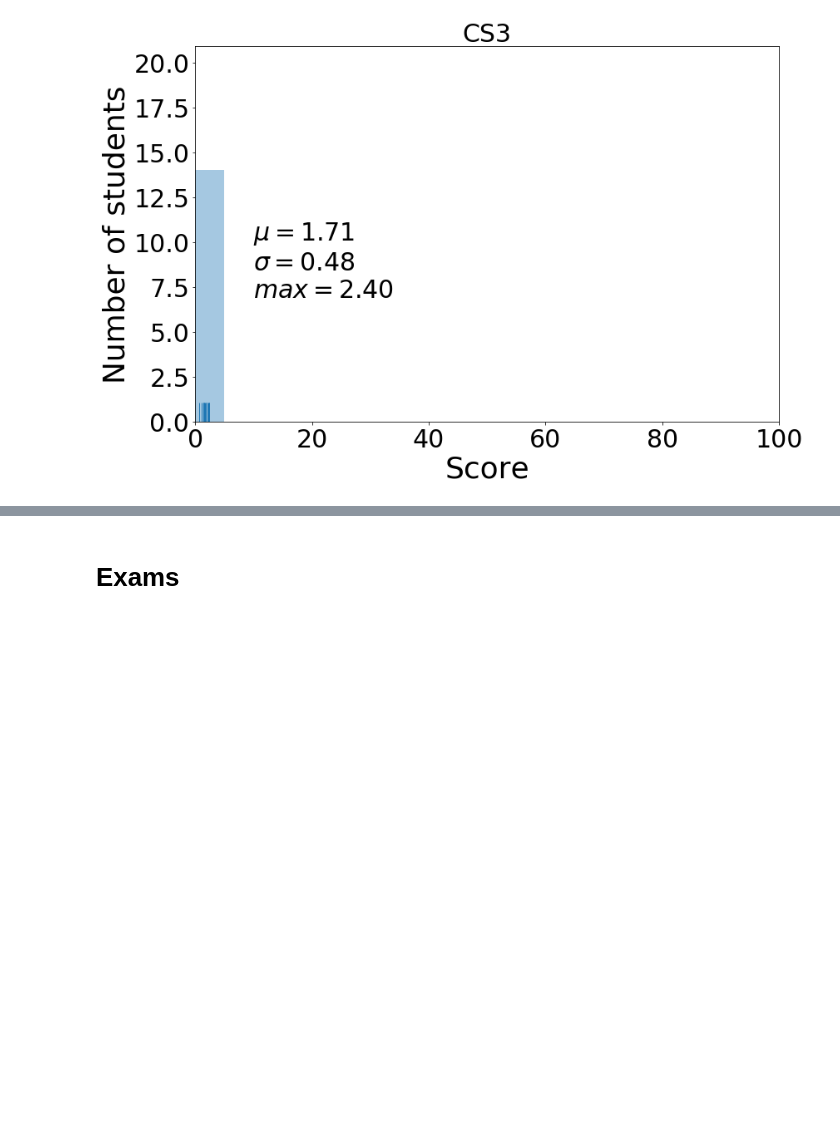
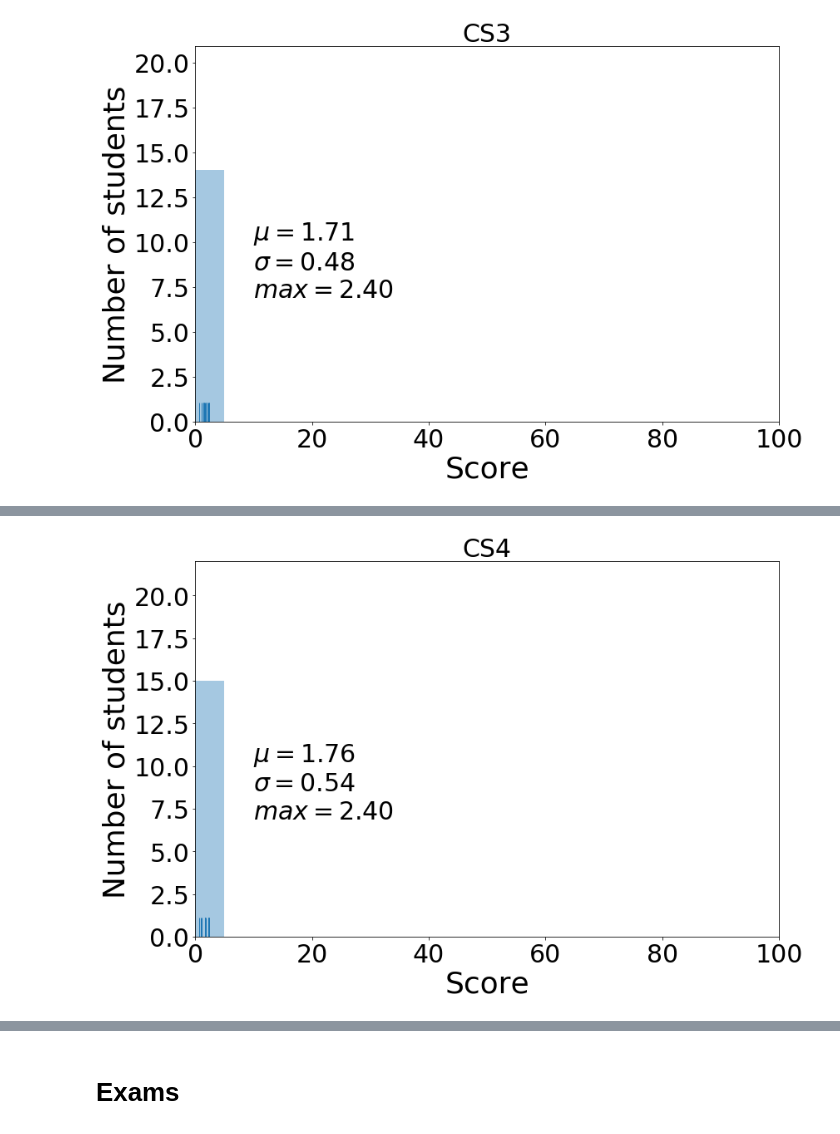
Before and after one commit to materialsvirtuallab/ceng114, a Jupyter notebook: grades/statsw2019.ipynb, the cells around one changed output, grey strips where cells are left out. Drawn from its saved outputs; the diff is of its cells as text; code cells hidden in the pictures; blank space fills up the shorter version.

```diff
--- a/grades/statsw2019.ipynb
+++ b/grades/statsw2019.ipynb
@@ -182,3 +184,5 @@ cutoffs = bar_plot(d, "CS3", annotate=False)
 # %%
-# cutoffs = bar_plot(d, "CS4", annotate=False)
+cutoffs = bar_plot(d, "CS4", annotate=False)
+# %% [output]
+[figure, added]
 # %%
```
Also changed, not shown: parts of 6 cells of this notebook.
